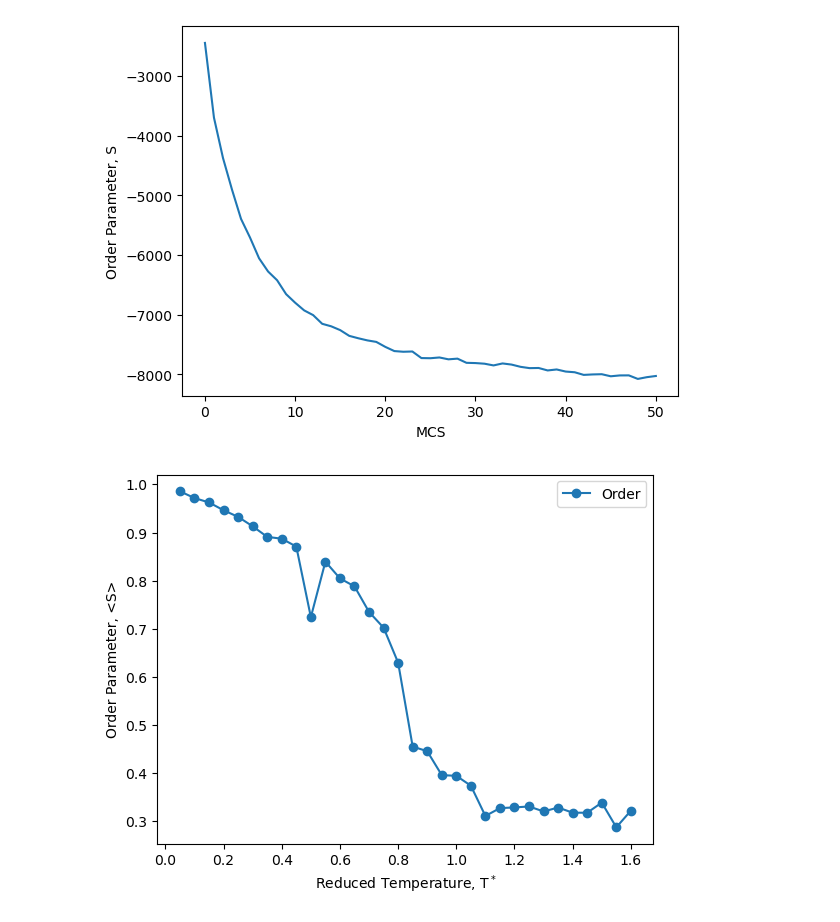
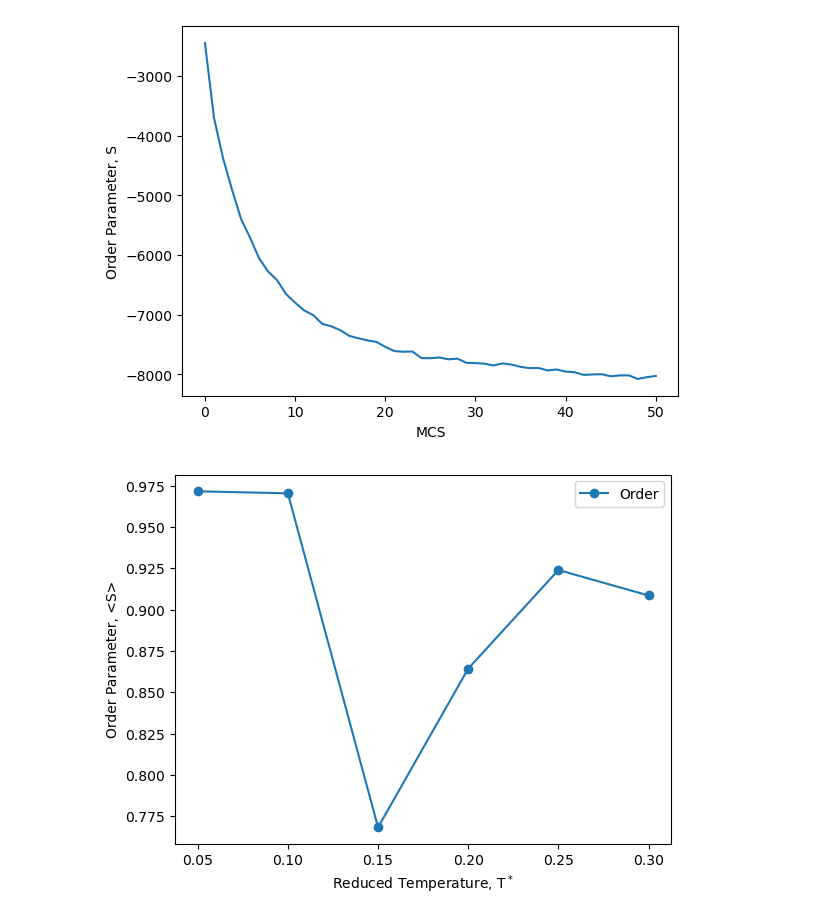
Before and after one commit to adamjharrison/LebwohlLasher_Project, a Jupyter notebook: Plots.ipynb, the cells around one changed output. Cells and saved outputs as stored; diff of their text form; code cells hidden in the pictures.

Commit message:
fixed parallel implentation - removed MCStep para

```diff
--- a/Plots.ipynb
+++ b/Plots.ipynb
@@ -19,14 +19,14 @@ plt.show()
 # %% [output]
 [figure]
 # %%
-order_df = pd.read_csv("avg_order.csv", header=0, delimiter=",")
+order_df = pd.read_csv("avg_order_numba_para.csv", header=0, delimiter=",")
 fig, ax = plt.subplots()
 order_df.groupby(['Temp']).mean().plot(marker="o", ax=ax)
 plt.xlabel(r"Reduced Temperature, T$^*$")
 plt.ylabel("Order Parameter, <S>")
 plt.show()
 # %% [output]
-[figure, old version]
+[figure, new version]
 # %%
 time_df = pd.read_csv("timings-serial.csv", header=0, delimiter=",")
 time_df_numba = pd.read_csv("timings-numba.csv", header=0, delimiter=",")
```
Also changed, not shown: parts of 1 cell of this notebook, 1 other file.
